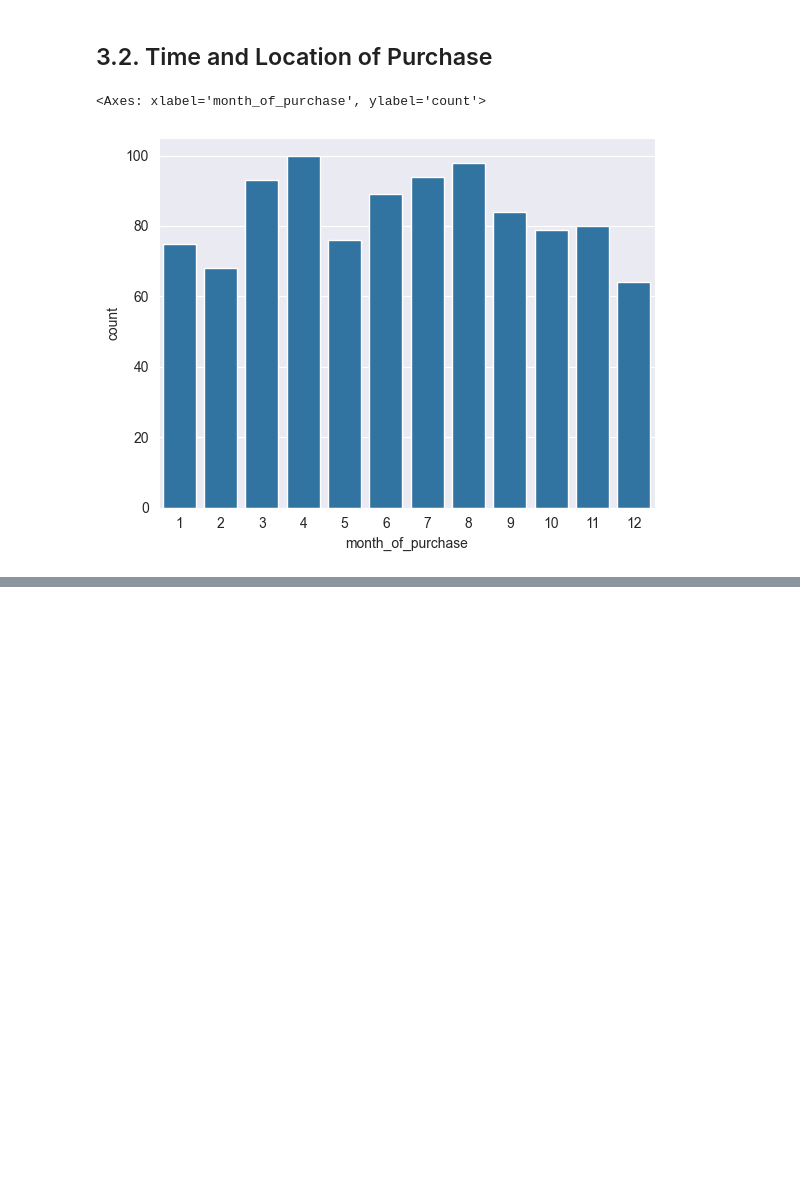
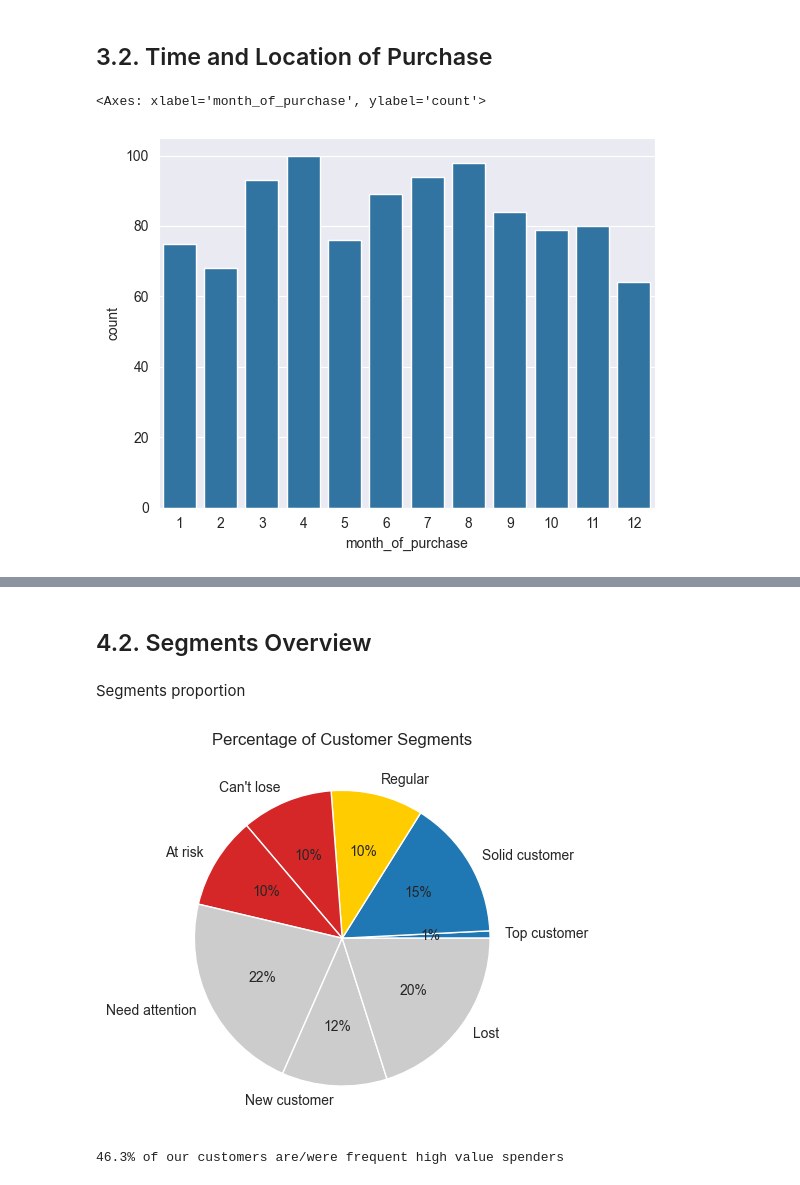
Before and after one commit to CelineChiLamNg/ecommerce_segmentation, a Jupyter notebook: analysis.ipynb, the cells around one changed output, grey strips where cells are left out. Saved outputs shown, nothing was run; the diff lists cells and outputs as text; code cells hidden in the pictures; blank space fills up the shorter version.

```diff
--- a/analysis.ipynb
+++ b/analysis.ipynb
@@ -564,0 +545,30 @@ segments.head()
+# %% [markdown]
+## 4.2. Segments Overview
+# %% [markdown]
+Segments proportion
+# %%
+segment_df = data_segments['Segment'].value_counts().reset_index()
+segment_df['percentage'] = (segment_df['count'] / segment_df['count'].sum()
+                            * 100)
+segment_df = segment_df.reindex(index=[7, 2, 5, 6, 4, 0, 3, 1])
+# %%
+custom_palette = {
+    seg: (
+        '#1f77b4' if seg in ['Top customer', 'Solid customer'] else
+        '#ffcc00' if seg == 'Regular' else
+        '#d62728' if seg in ["Can't lose", 'At risk'] else
+        '#cccccc'
+    )
+    for seg in segment_df['Segment']
+}
+plt.pie(data=segment_df, x='percentage', autopct='%.0f%%',
+        labels=segment_df['Segment'], colors=[custom_palette[seg] for seg in segment_df['Segment']])
+plt.title('Percentage of Customer Segments')
+plt.show()
+# %% [output]
+[figure, added]
+# %%
+sum = round(segment_df.loc[:4, 'percentage'].sum(), 1)
+print(f'{sum}% of our customers are/were frequent high value spenders')
+# %% [output]
+46.3% of our customers are/were frequent high value spenders
```
Also changed, not shown: parts of 41 cells of this notebook, 2 other files.
